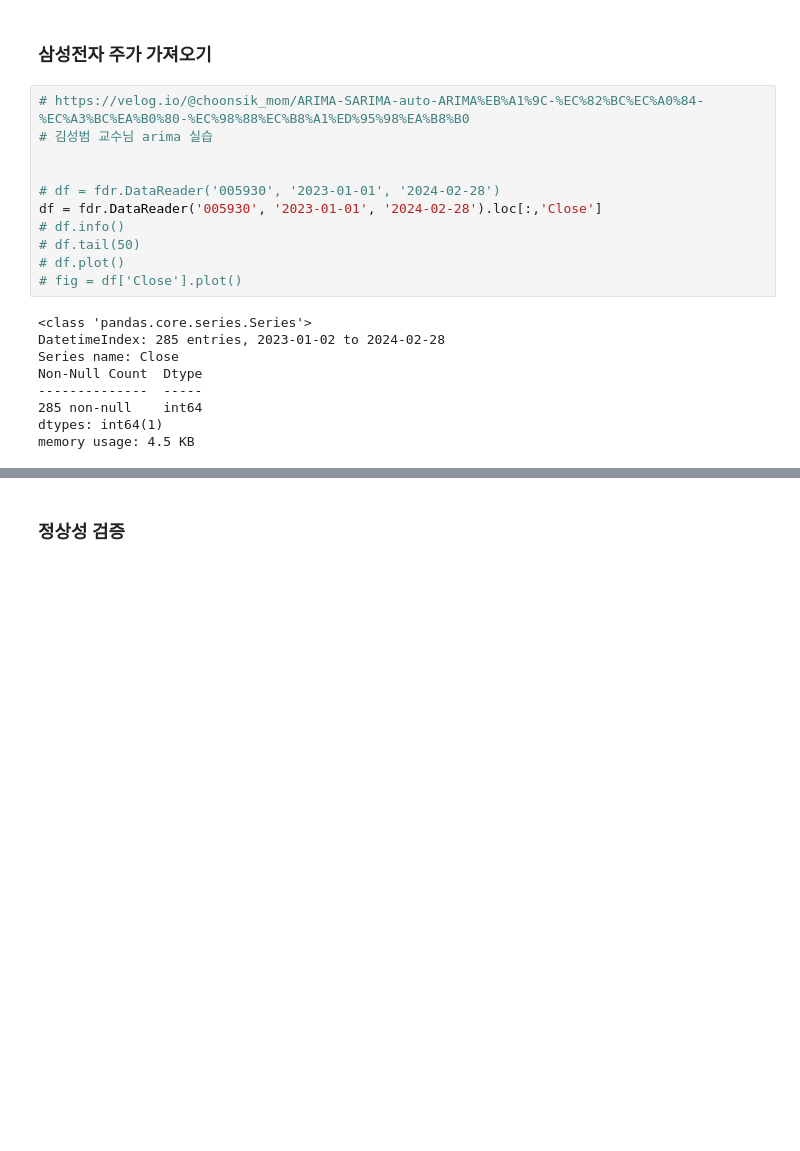
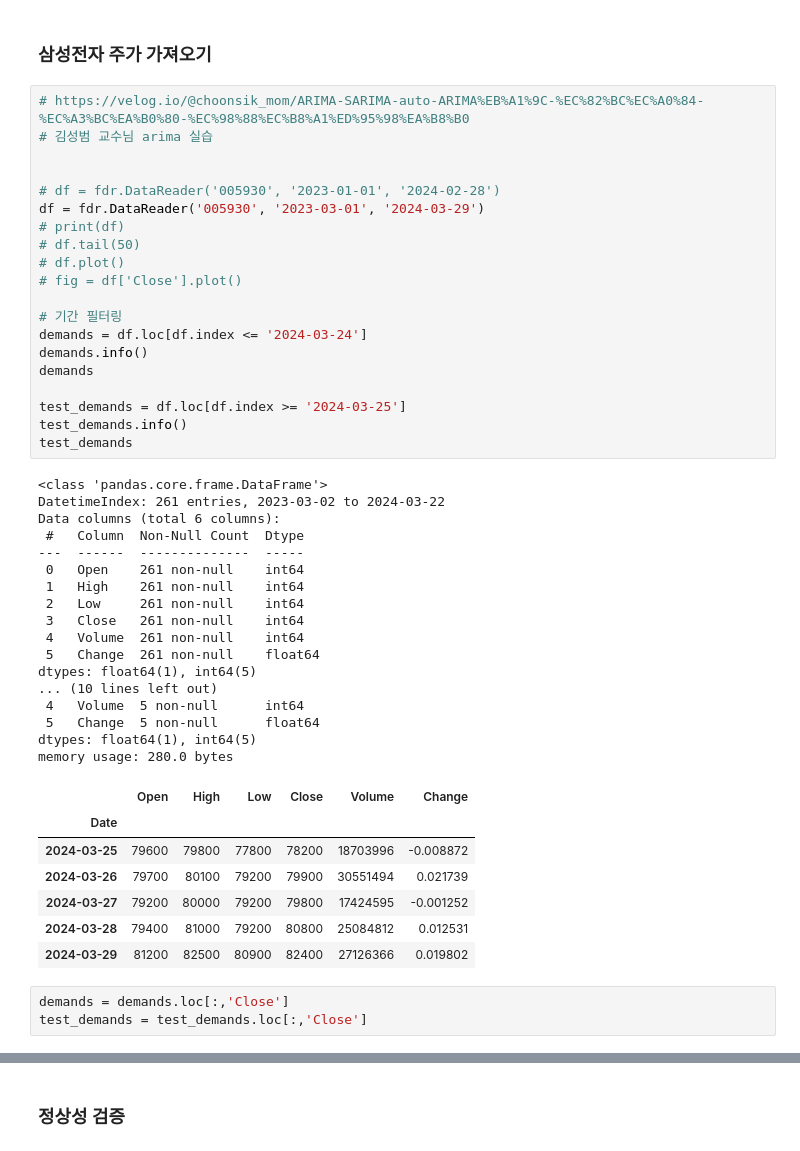
Before and after one commit to Kahkim/Lec_Exp_24_2, a Jupyter notebook: arima_exp.ipynb, the cells around one changed output, grey strips where cells are left out. Cells and saved outputs as stored; diff of their text form; blank space fills up the shorter version.

```diff
--- a/arima_exp.ipynb
+++ b/arima_exp.ipynb
@@ -34,21 +34,49 @@ from statsmodels.tsa.arima.model import ARIMA
 # %%
 # https://velog.io/@choonsik_mom/ARIMA-SARIMA-auto-ARIMA%EB%A1%9C-%EC%82%BC%EC%A0%84-%EC%A3%BC%EA%B0%80-%EC%98%88%EC%B8%A1%ED%95%98%EA%B8%B0
 # 김성범 교수님 arima 실습
 
 
 # df = fdr.DataReader('005930', '2023-01-01', '2024-02-28')
-df = fdr.DataReader('005930', '2023-01-01', '2024-02-28').loc[:,'Close']
-# df.info()
+df = fdr.DataReader('005930', '2023-03-01', '2024-03-29')
+# print(df)
 # df.tail(50)
 # df.plot()
 # fig = df['Close'].plot()
+
+# 기간 필터링
+demands = df.loc[df.index <= '2024-03-24']
+demands.info()
+demands
+
+test_demands = df.loc[df.index >= '2024-03-25']
+test_demands.info()
+test_demands
 # %% [output]
-<class 'pandas.core.series.Series'>
-DatetimeIndex: 285 entries, 2023-01-02 to 2024-02-28
-Series name: Close
-Non-Null Count  Dtype
---------------  -----
-285 non-null    int64
-dtypes: int64(1)
-memory usage: 4.5 KB
+<class 'pandas.core.frame.DataFrame'>
+DatetimeIndex: 261 entries, 2023-03-02 to 2024-03-22
+Data columns (total 6 columns):
+ #   Column  Non-Null Count  Dtype
+---  ------  --------------  -----
+ 0   Open    261 non-null    int64
+ 1   High    261 non-null    int64
+ 2   Low     261 non-null    int64
+ 3   Close   261 non-null    int64
+ 4   Volume  261 non-null    int64
+ 5   Change  261 non-null    float64
+dtypes: float64(1), int64(5)
+... (10 lines left out)
+ 4   Volume  5 non-null      int64
+ 5   Change  5 non-null      float64
+dtypes: float64(1), int64(5)
+memory usage: 280.0 bytes
+|  | Open | High | Low | Close | Volume | Change |
+| Date |  |  |  |  |  |  |
+| 2024-03-25 | 79600 | 79800 | 77800 | 78200 | 18703996 | -0.008872 |
+| 2024-03-26 | 79700 | 80100 | 79200 | 79900 | 30551494 | 0.021739 |
+| 2024-03-27 | 79200 | 80000 | 79200 | 79800 | 17424595 | -0.001252 |
+| 2024-03-28 | 79400 | 81000 | 79200 | 80800 | 25084812 | 0.012531 |
+| 2024-03-29 | 81200 | 82500 | 80900 | 82400 | 27126366 | 0.019802 |
+# %%
+demands = demands.loc[:,'Close']
+test_demands = test_demands.loc[:,'Close']
 # %%
```
Also changed, not shown: parts of 12 cells of this notebook, 3 other files.
